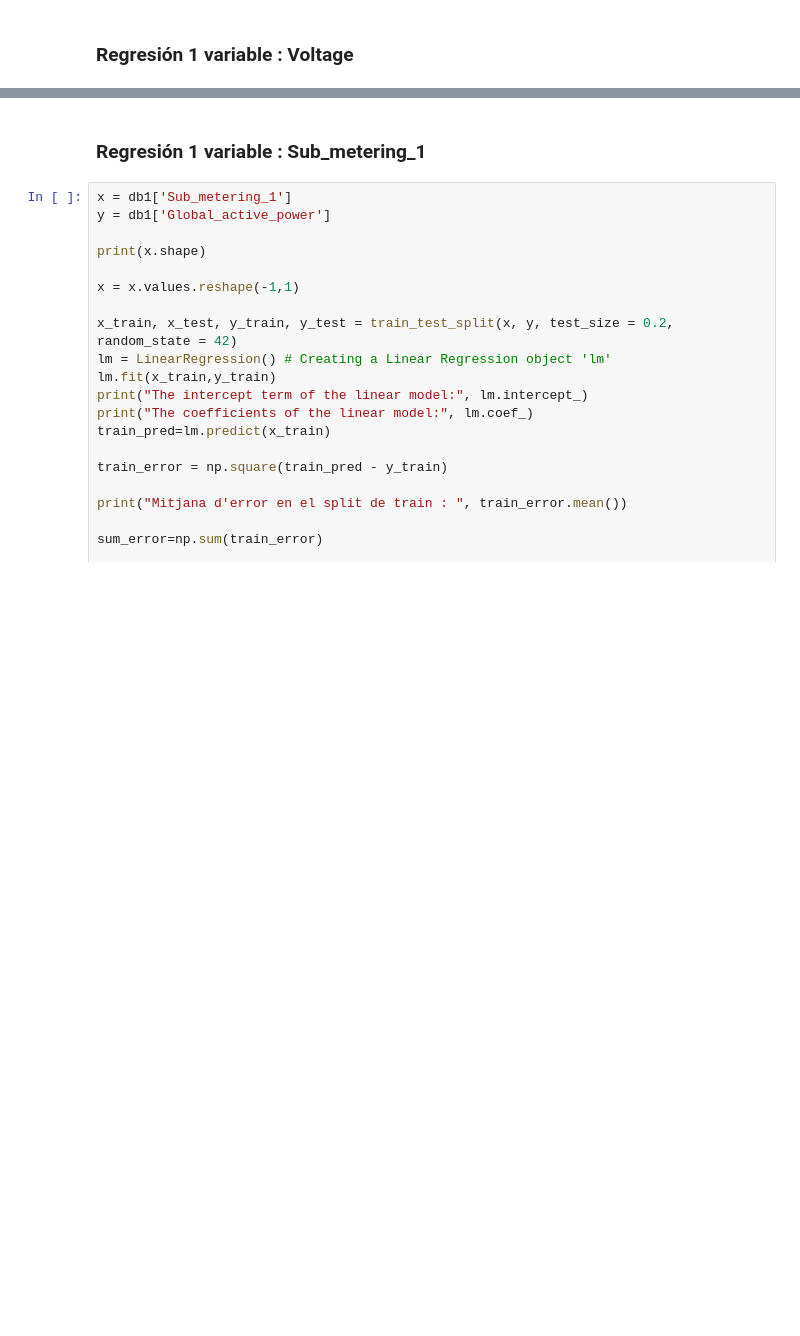
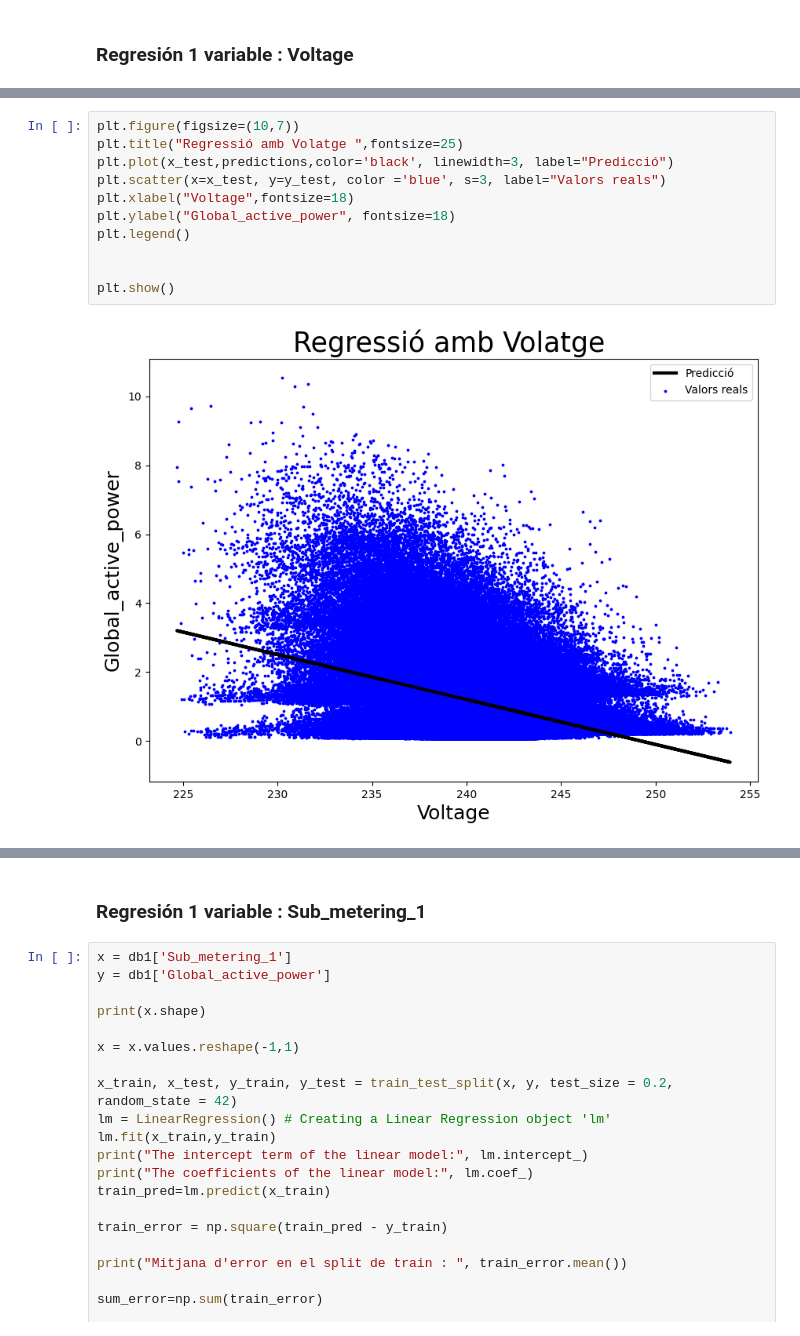
Before and after one commit to Cristianperezd/Machine-Learning---Practica-1, a Jupyter notebook: Práctica 1.ipynb, the cells around one changed output, grey strips where cells are left out. Saved outputs shown, nothing was run; the diff lists cells and outputs as text; blank space fills up the shorter version.

```diff
--- a/Práctica 1.ipynb
+++ b/Práctica 1.ipynb
@@ -474,6 +500,19 @@ Sumatori d'error en el split de test 387183.49722499686
 R-squared test:
 R-squared value of this fit: 0.159
 'plt.figure(figsize=(10,7))\nplt.title("Actual vs. predicted house prices",fontsize=25)\nplt.xlabel("Actual test set house prices",fontsize=18)\nplt.ylabel("Predicted house prices", fontsize=18)\nplt. ...
+# %%
+plt.figure(figsize=(10,7))
+plt.title("Regressió amb Volatge ",fontsize=25)
+plt.plot(x_test,predictions,color='black', linewidth=3, label="Predicció")
+plt.scatter(x=x_test, y=y_test, color ='blue', s=3, label="Valors reals")
+plt.xlabel("Voltage",fontsize=18)
+plt.ylabel("Global_active_power", fontsize=18)
+plt.legend()
+
+
+plt.show()
+# %% [output]
+[figure, added]
 # %%
 plt.figure(figsize=(10,7))
 plt.title("Actual vs. predicted Global_active_power",fontsize=25)
```
Also changed, not shown: parts of 40 cells of this notebook.
